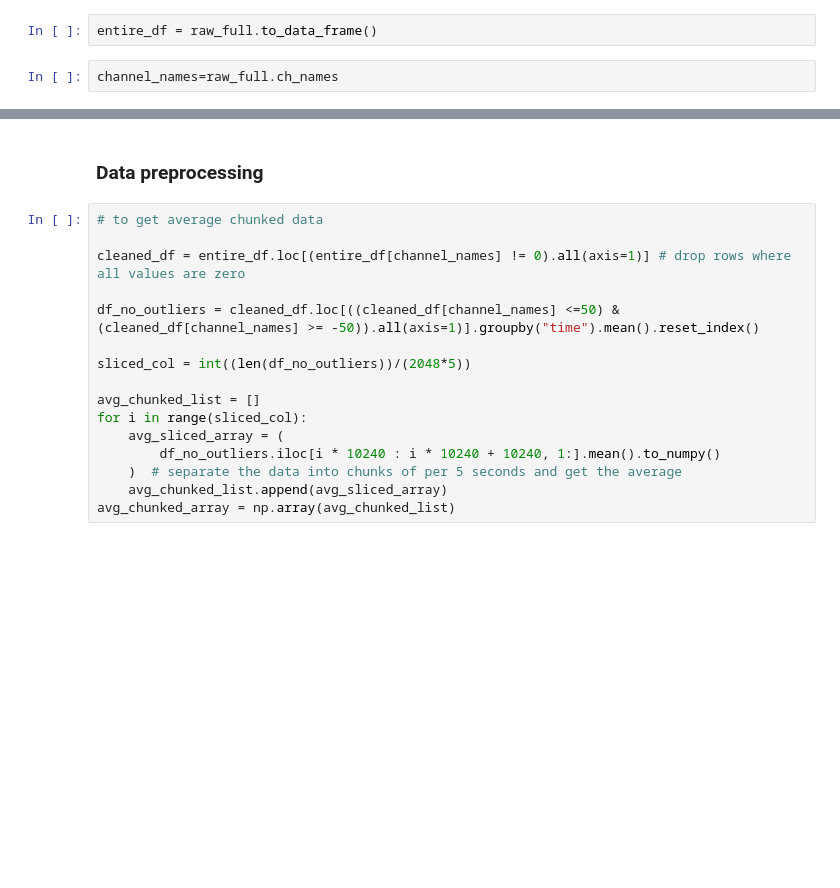
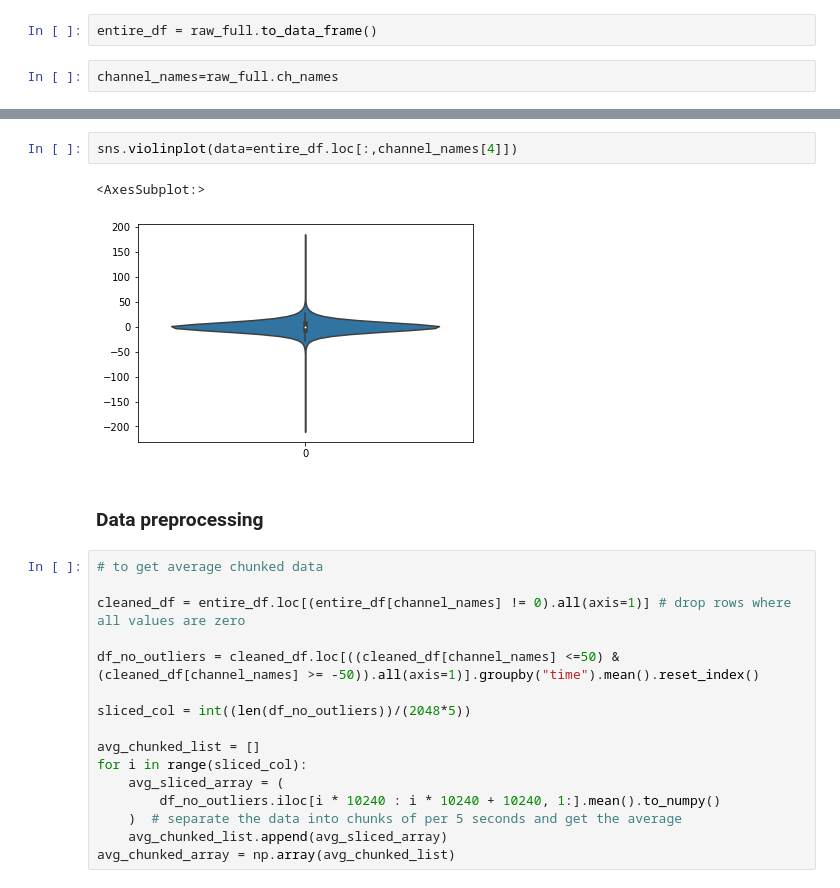
Before and after one commit to UBC-MDS/simpl_eeg_capstone, a Jupyter notebook: src/clustering/HMM.ipynb, the cells around one changed output, grey strips where cells are left out. Saved outputs shown, nothing was run; the diff lists cells and outputs as text; blank space fills up the shorter version.

```diff
--- a/src/clustering/HMM.ipynb
+++ b/src/clustering/HMM.ipynb
@@ -300,3 +49,8 @@ channel_names=raw_full.ch_names
+# %%
+sns.violinplot(data=entire_df.loc[:,channel_names[4]])
+# %% [output]
+<AxesSubplot:>
+[figure, added]
 # %% [markdown]
 ### Data preprocessing
 # %%
```
Also changed, not shown: parts of 27 cells of this notebook.
